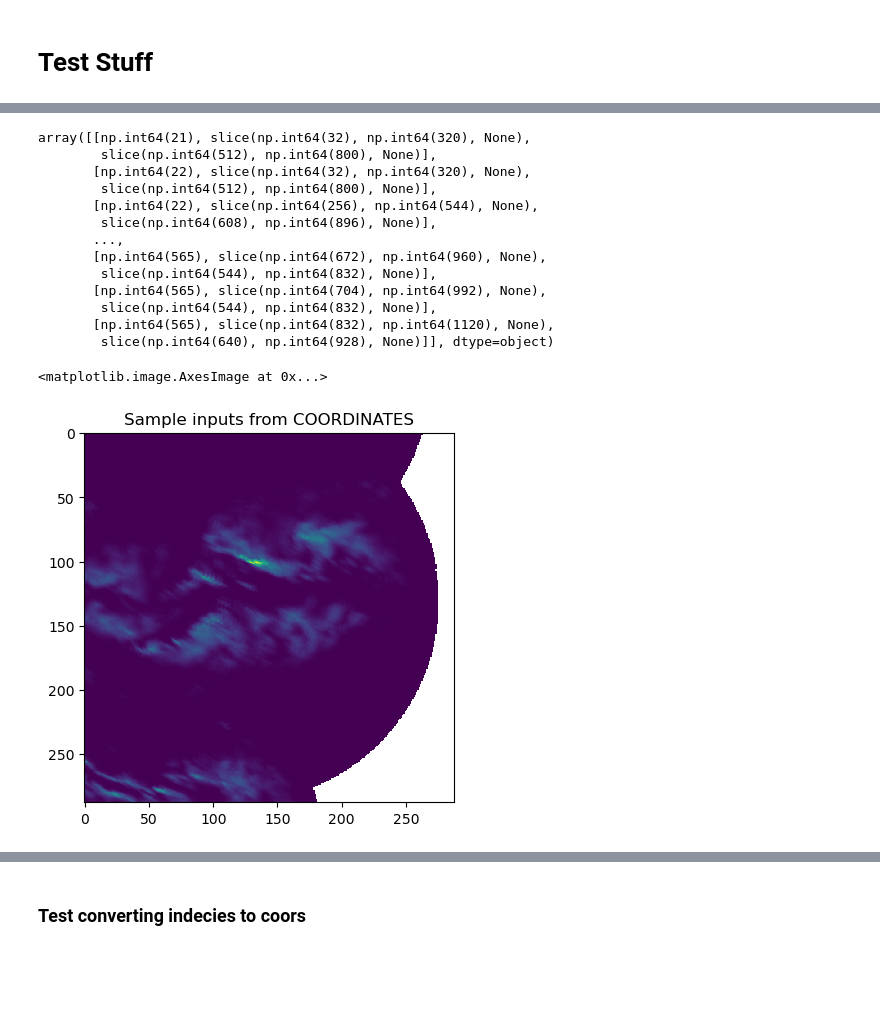
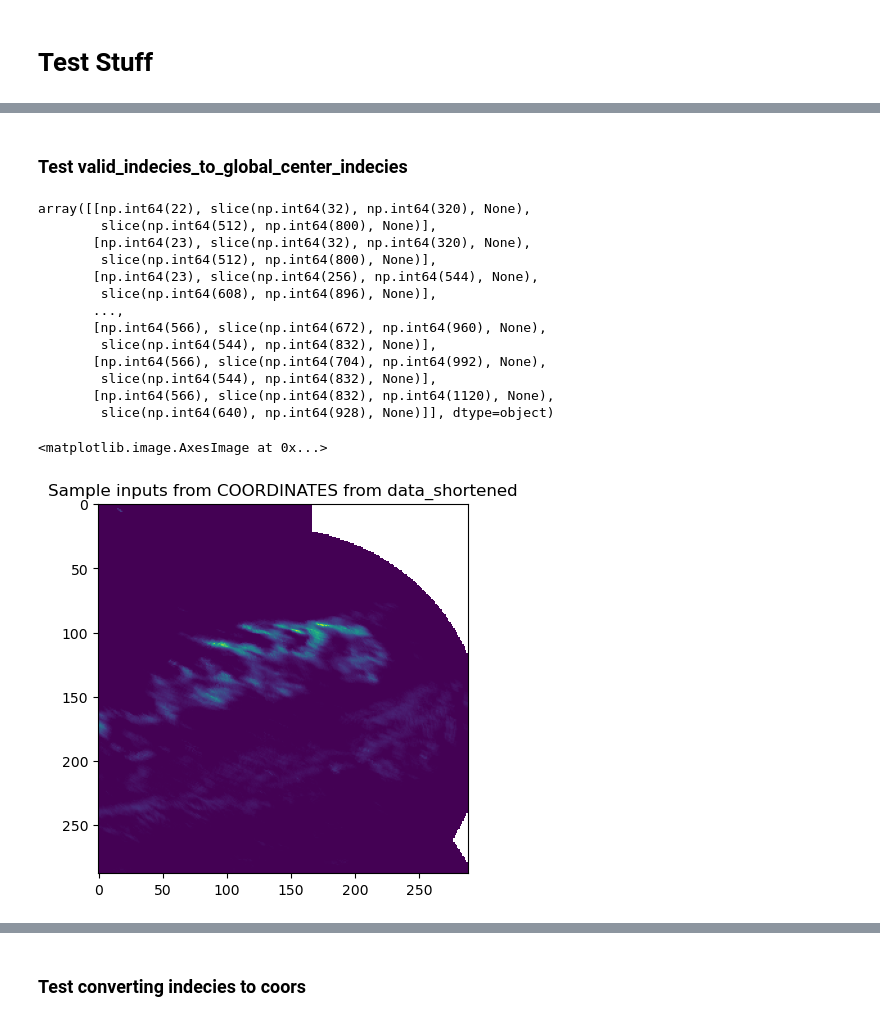
Before and after one commit to Osrip/deep_learn_rain_nowcasting, a Jupyter notebook: notebooks/new_filtering_data_scraper_small_target_patching.ipynb, the cells around one changed output, grey strips where cells are left out. Saved outputs shown, nothing was run; the diff lists cells and outputs as text; code cells hidden in the pictures; blank space fills up the shorter version.

Commit message:
Getting targets works

```diff
--- a/notebooks/new_filtering_data_scraper_small_target_patching.ipynb
+++ b/notebooks/new_filtering_data_scraper_small_target_patching.ipynb
@@ -51,7 +52,7 @@ loading from: /Users/jan/Programming/first_CNN_on_Radolan/dwd_nc/own_test_data/t
 # %%
 num_input_frames = 4
 lead_time = 4
-pt = num_input_frames + lead_time + 1 # how many time steps to include in a sample (i.e. context and target)
+pt = num_input_frames + lead_time # how many time steps to include in a sample (i.e. context and target)
 #
 # This defines the size of the patches, that are created by coarsen, filter is applies to these patches
 py, px = 32, 32 #73, 137 # how many pixels in y and x direction
@@ -234,12 +248,6 @@ def valid_indecies_to_global_center_indecies(data_shortened, valid_target_indeci
 
         input_coords = [time_datetime, y_coords_slices_input, x_coords_slices_input]
 
-        # Step 2: Use these values to select data with sel
-        patch_from_coords = data_shortened.sel(
-            time=time_value,
-            y=slice(lat_values[0], lat_values[-1]),
-            x=slice(lon_values[0], lon_values[-1]))
-        # print(y_slice_input, lat_valuKes)
 
         valid_target_indecies_global.append(target_slices)
         valid_center_indecies_global.append(global_center_indecies)
@@ -266,18 +357,20 @@ rand_coord_idx = np.random.randint(0, valid_input_coords.shape[0])
+# %% [markdown]
+### Test valid_indecies_to_global_center_indecies
 # %%
 valid_input_indecies_global
 # %% [output]
-array([[np.int64(21), slice(np.int64(32), np.int64(320), None),
+array([[np.int64(22), slice(np.int64(32), np.int64(320), None),
         slice(np.int64(512), np.int64(800), None)],
-       [np.int64(22), slice(np.int64(32), np.int64(320), None),
+       [np.int64(23), slice(np.int64(32), np.int64(320), None),
         slice(np.int64(512), np.int64(800), None)],
-       [np.int64(22), slice(np.int64(256), np.int64(544), None),
+       [np.int64(23), slice(np.int64(256), np.int64(544), None),
         slice(np.int64(608), np.int64(896), None)],
        ...,
-       [np.int64(565), slice(np.int64(672), np.int64(960), None),
+       [np.int64(566), slice(np.int64(672), np.int64(960), None),
         slice(np.int64(544), np.int64(832), None)],
-       [np.int64(565), slice(np.int64(704), np.int64(992), None),
+       [np.int64(566), slice(np.int64(704), np.int64(992), None),
         slice(np.int64(544), np.int64(832), None)],
-       [np.int64(565), slice(np.int64(832), np.int64(1120), None),
+       [np.int64(566), slice(np.int64(832), np.int64(1120), None),
         slice(np.int64(640), np.int64(928), None)]], dtype=object)
 # %%
 sample_coord = valid_input_coords[rand_coord_idx]
@@ -290,8 +383,8 @@ sample_block = data_shortened.sel(
 # %%
 sample_block_vals = sample_block.RV_recalc.values.squeeze()
 plt.figure()
-plt.title('Sample inputs from COORDINATES')
+plt.title('Sample inputs from COORDINATES from data_shortened')
 plt.imshow(sample_block_vals, cmap='viridis')
 # %% [output]
 <matplotlib.image.AxesImage at 0x...>
-[figure, old version]
+[figure, new version]
```
Also changed, not shown: parts of 43 cells of this notebook, 1 other file.
